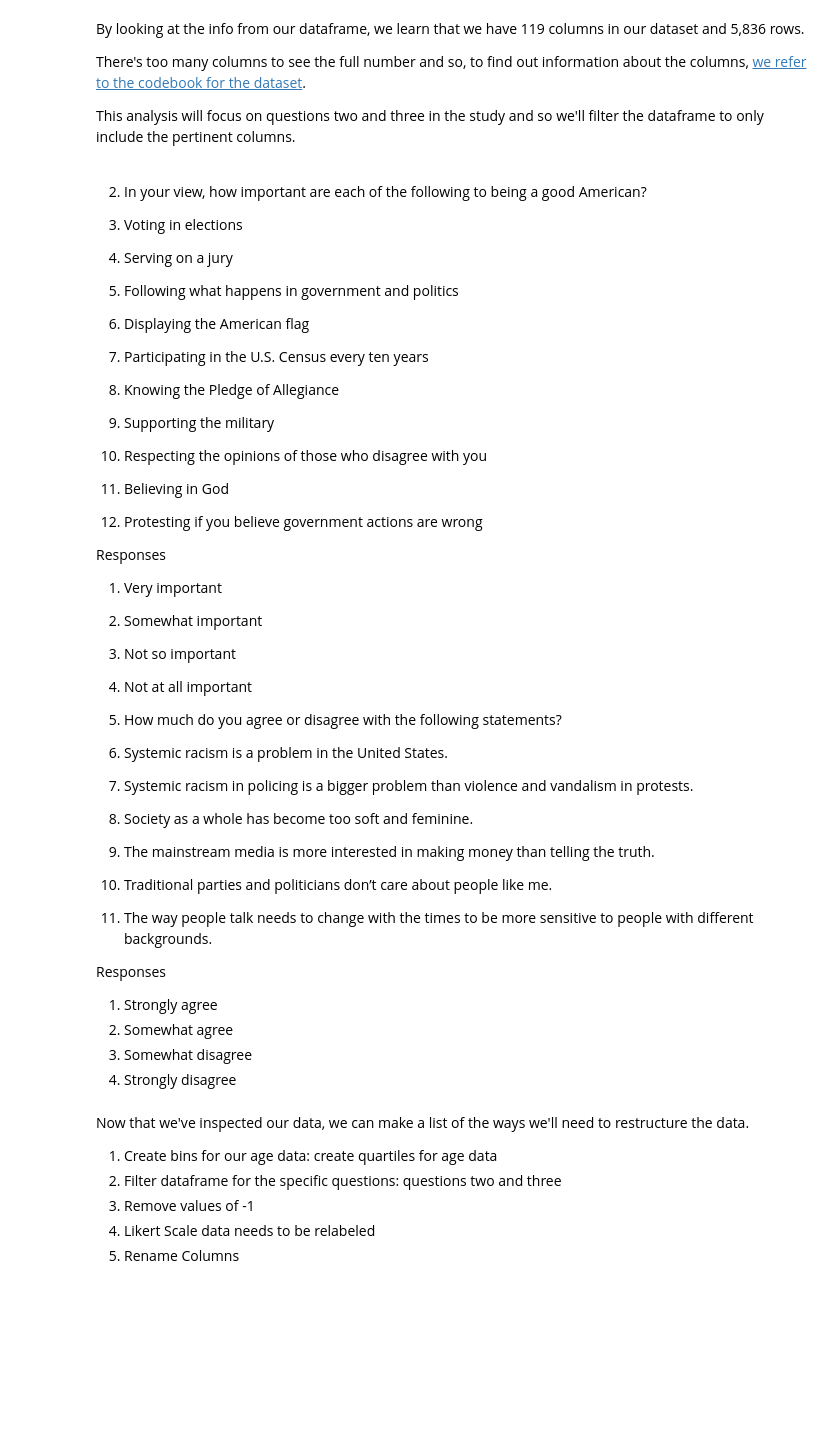
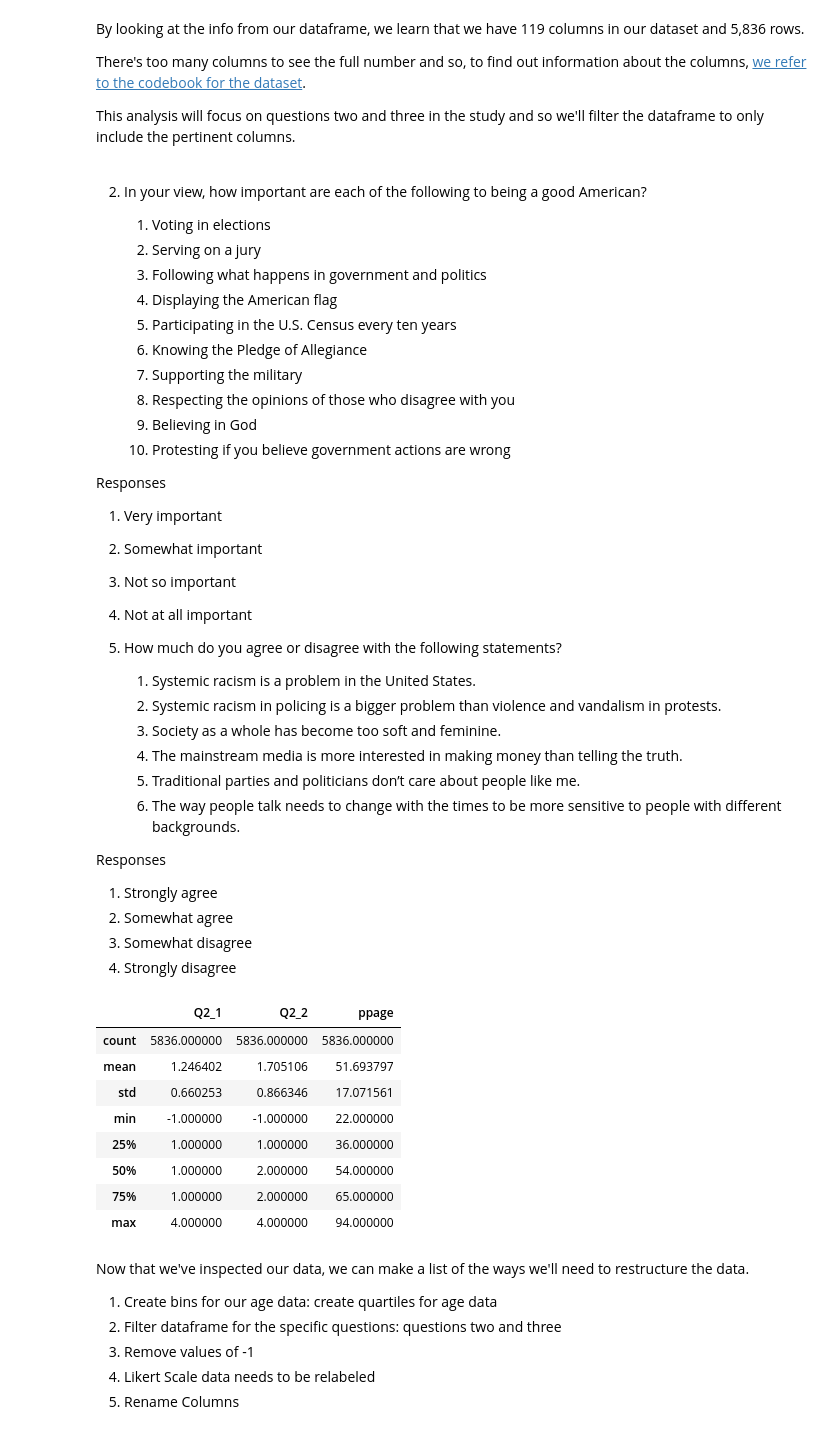
Before and after one commit to The-Rebeckoning/data-science, a Jupyter notebook: portfolio/in-progress/american_valuesv2/eda-american-valuesv2.ipynb, the cells around one changed output. Saved outputs shown, nothing was run; the diff lists cells and outputs as text; code cells hidden in the pictures; blank space fills up the shorter version.

```diff
--- a/portfolio/in-progress/american_valuesv2/eda-american-valuesv2.ipynb
+++ b/portfolio/in-progress/american_valuesv2/eda-american-valuesv2.ipynb
@@ -18,16 +30,16 @@ This analysis will focus on questions two and three in the study and so we'll fi
 # %% [markdown]
 2. In your view, how important are each of the following to being a good American?
 
-1. Voting in elections
-2. Serving on a jury
-3. Following what happens in government and politics
-4. Displaying the American flag
-5. Participating in the U.S. Census every ten years
-6. Knowing the Pledge of Allegiance
-7. Supporting the military
-8. Respecting the opinions of those who disagree with you
-9. Believing in God
-10. Protesting if you believe government actions are wrong
+    1. Voting in elections
+    2. Serving on a jury
+    3. Following what happens in government and politics
+    4. Displaying the American flag
+    5. Participating in the U.S. Census every ten years
+    6. Knowing the Pledge of Allegiance
+    7. Supporting the military
+    8. Respecting the opinions of those who disagree with you
+    9. Believing in God
+    10. Protesting if you believe government actions are wrong
 
 Responses
 1. Very important
@@ -38,12 +50,12 @@ Responses
 
 3. How much do you agree or disagree with the following statements?
 
-1. Systemic racism is a problem in the United States.
-2. Systemic racism in policing is a bigger problem than violence and vandalism in protests.
-3. Society as a whole has become too soft and feminine.
-4. The mainstream media is more interested in making money than telling the truth.
-5. Traditional parties and politicians don’t care about people like me.
-6. The way people talk needs to change with the times to be more sensitive to people with different backgrounds.
+    1. Systemic racism is a problem in the United States.
+    2. Systemic racism in policing is a bigger problem than violence and vandalism in protests.
+    3. Society as a whole has become too soft and feminine.
+    4. The mainstream media is more interested in making money than telling the truth.
+    5. Traditional parties and politicians don’t care about people like me.
+    6. The way people talk needs to change with the times to be more sensitive to people with different backgrounds.
 
 Responses
 1. Strongly agree
@@ -51,7 +63,17 @@ Responses
 3. Somewhat disagree
 4. Strongly disagree
 # %%
-df.describe()
+df[["Q2_1","Q2_2","ppage"]].describe()
+# %% [output]
+|  | Q2_1 | Q2_2 | ppage |
+| count | 5836.000000 | 5836.000000 | 5836.000000 |
+| mean | 1.246402 | 1.705106 | 51.693797 |
+| std | 0.660253 | 0.866346 | 17.071561 |
+| min | -1.000000 | -1.000000 | 22.000000 |
+| 25% | 1.000000 | 1.000000 | 36.000000 |
+| 50% | 1.000000 | 2.000000 | 54.000000 |
+| 75% | 1.000000 | 2.000000 | 65.000000 |
+| max | 4.000000 | 4.000000 | 94.000000 |
 # %% [markdown]
 Now that we've inspected our data, we can make a list of the ways we'll need to restructure the data.
 
```
Also changed, not shown: parts of 9 cells of this notebook, 14 other files.
